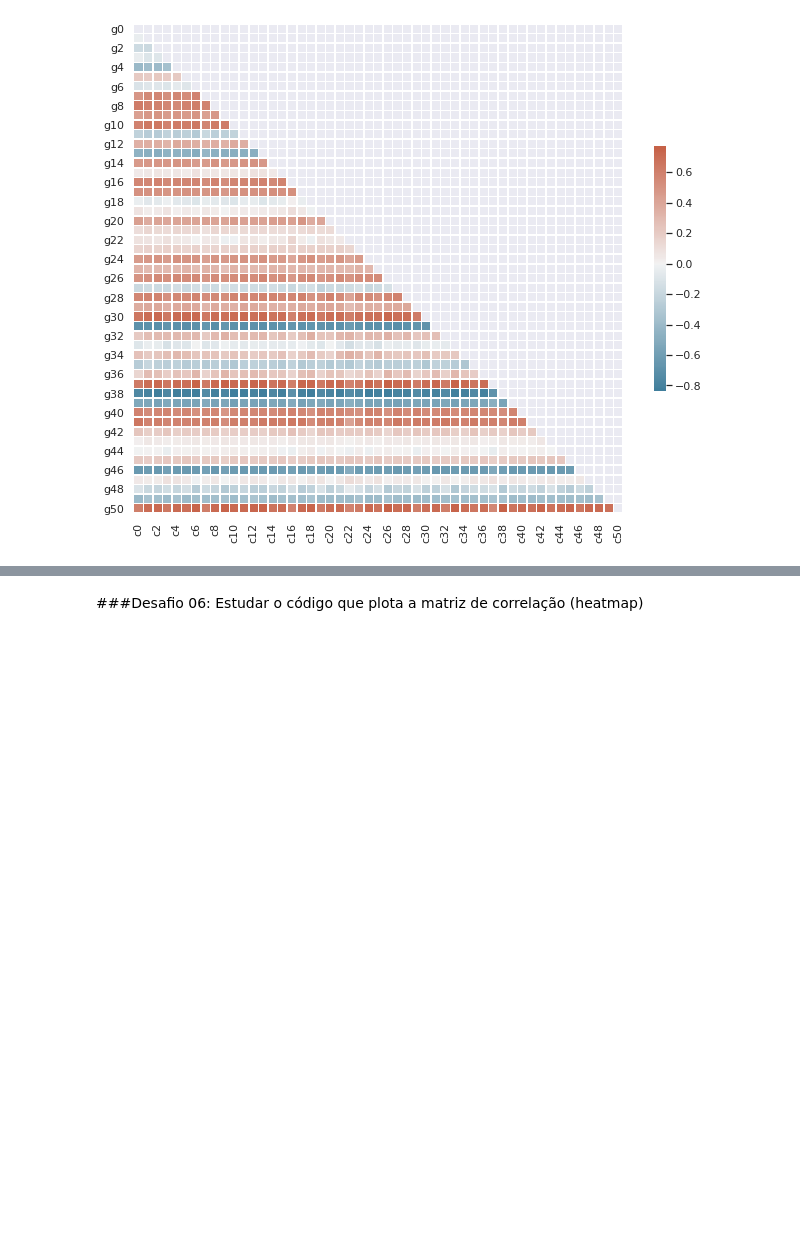
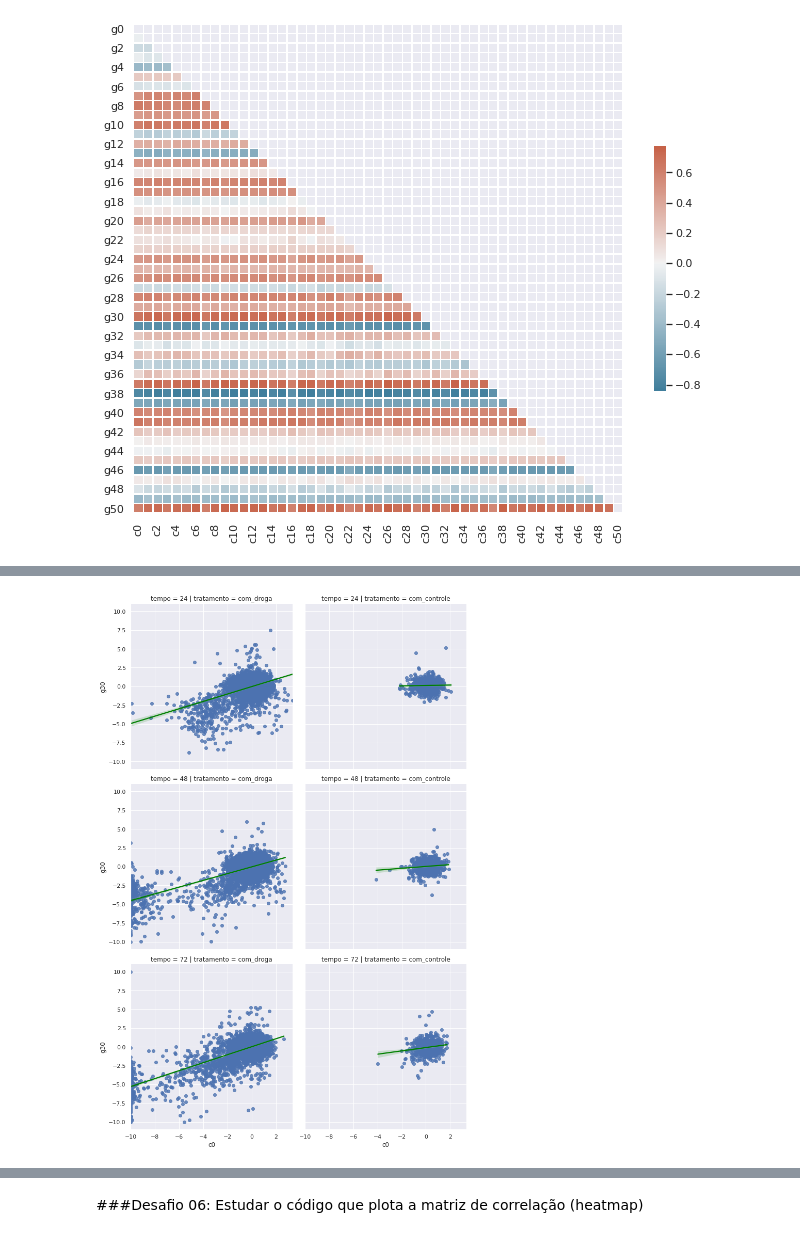
Before and after one commit to Marcelo0479/Imersao-Dados, a Jupyter notebook: Imersao_Dados.ipynb, the cells around one changed output, grey strips where cells are left out. Saved outputs shown, nothing was run; the diff lists cells and outputs as text; code cells hidden in the pictures; blank space fills up the shorter version.

```diff
--- a/Imersao_Dados.ipynb
+++ b/Imersao_Dados.ipynb
@@ -1131,0 +1137,5 @@ sns.heatmap(correlacao_g_c, mask=mask, cmap=cmap, center=0,
+# %%
+sns.lmplot(data=dados, x='c0', y='g30', line_kws={'color': 'green'}, col='tratamento', row='tempo')
+plt.show()
+# %% [output]
+[figure, added]
```
Also changed, not shown: parts of 5 cells of this notebook.
